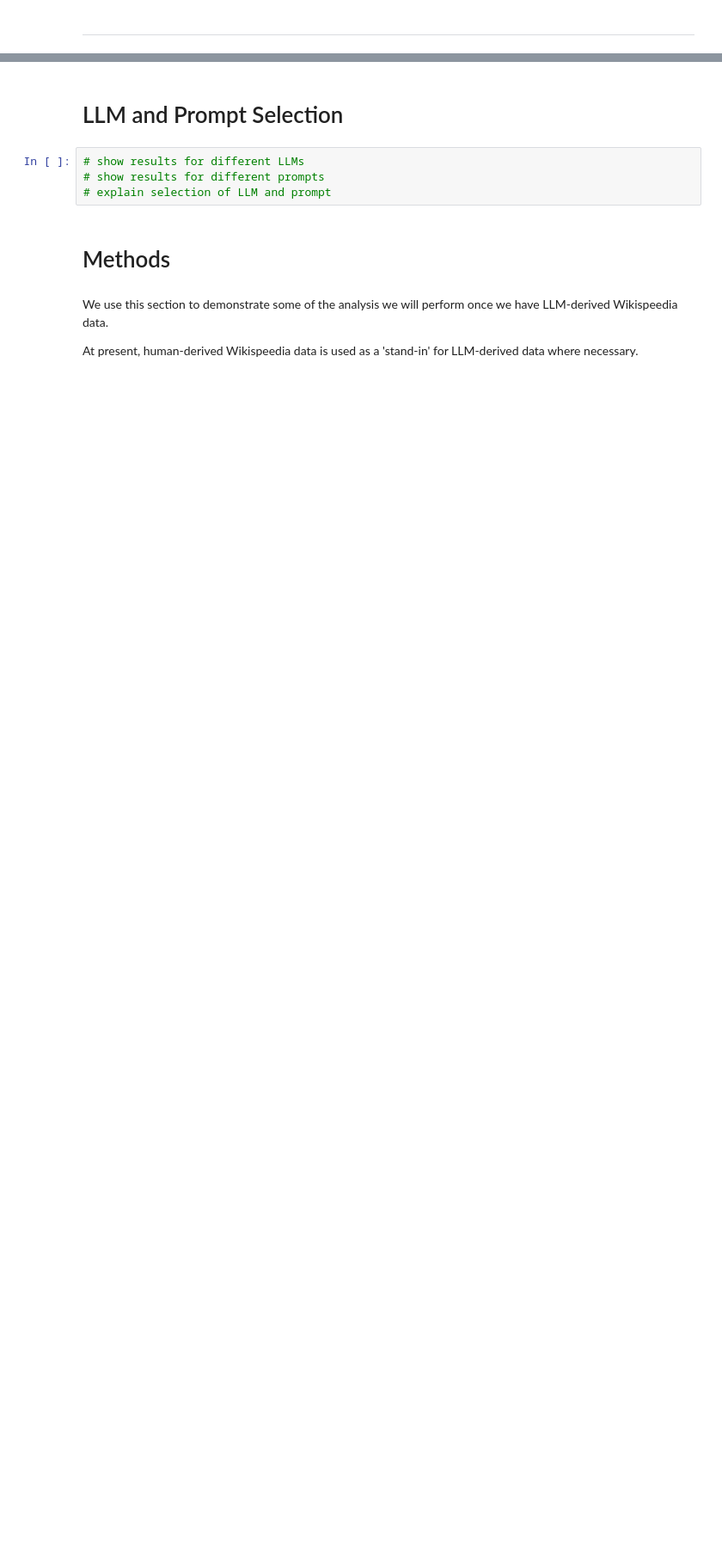
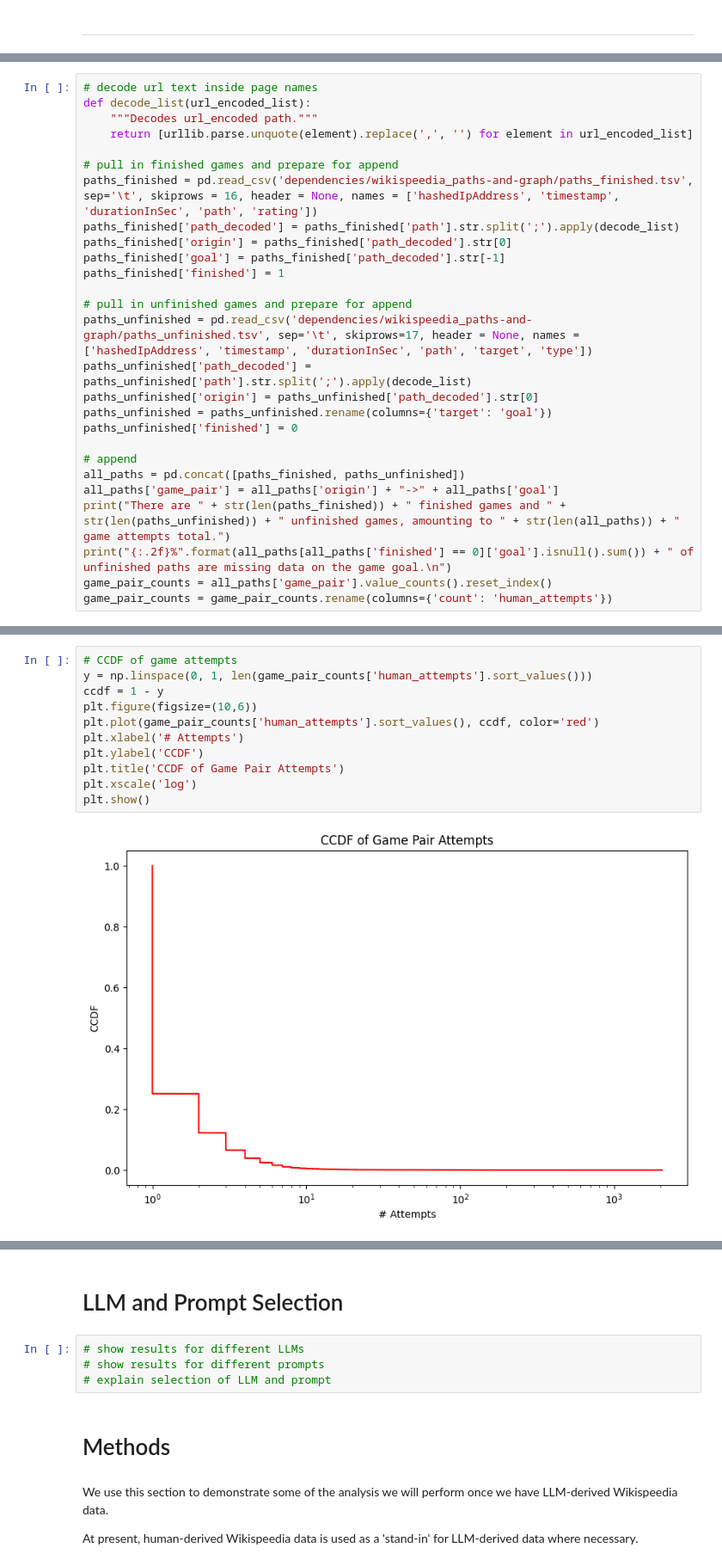
Before and after one commit to epfl-ada/ada-2023-project-klech, a Jupyter notebook: analysis.ipynb, the cells around one changed output, grey strips where cells are left out. Shown at 86% size. Drawn from its saved outputs; the diff is of its cells as text; blank space fills up the shorter version.

```diff
--- a/analysis.ipynb
+++ b/analysis.ipynb
@@ -12,0 +34,27 @@
+# %%
+# decode url text inside page names
+def decode_list(url_encoded_list):
+    """Decodes url_encoded path."""
+    return [urllib.parse.unquote(element).replace(',', '') for element in url_encoded_list]
+
+# pull in finished games and prepare for append
+paths_finished = pd.read_csv('dependencies/wikispeedia_paths-and-graph/paths_finished.tsv', sep='\t', skiprows = 16, header = None, names = ['hashedIpAddress', 'timestamp', 'durationInSec', 'path', 'rating'])
+paths_finished['path_decoded'] = paths_finished['path'].str.split(';').apply(decode_list)
+paths_finished['origin'] = paths_finished['path_decoded'].str[0]
+paths_finished['goal'] = paths_finished['path_decoded'].str[-1]
+paths_finished['finished'] = 1
+
+# pull in unfinished games and prepare for append
+paths_unfinished = pd.read_csv('dependencies/wikispeedia_paths-and-graph/paths_unfinished.tsv', sep='\t', skiprows=17, header = None, names = ['hashedIpAddress', 'timestamp', 'durationInSec', 'path', 'target', 'type'])
+paths_unfinished['path_decoded'] = paths_unfinished['path'].str.split(';').apply(decode_list)
+paths_unfinished['origin'] = paths_unfinished['path_decoded'].str[0]
+paths_unfinished = paths_unfinished.rename(columns={'target': 'goal'})
+paths_unfinished['finished'] = 0
+
+# append
+all_paths = pd.concat([paths_finished, paths_unfinished])
+all_paths['game_pair'] = all_paths['origin'] + "->" + all_paths['goal']
+print("There are " + str(len(paths_finished)) + " finished games and " + str(len(paths_unfinished)) + " unfinished games, amounting to " + str(len(all_paths)) + " game attempts total.")
+print("{:.2f}%".format(all_paths[all_paths['finished'] == 0]['goal'].isnull().sum()) + " of unfinished paths are missing data on the game goal.\n")
+game_pair_counts = all_paths['game_pair'].value_counts().reset_index()
+game_pair_counts = game_pair_counts.rename(columns={'count': 'human_attempts'})
@@ -12,0 +66,13 @@
+# %%
+# CCDF of game attempts
+y = np.linspace(0, 1, len(game_pair_counts['human_attempts'].sort_values()))
+ccdf = 1 - y
+plt.figure(figsize=(10,6))
+plt.plot(game_pair_counts['human_attempts'].sort_values(), ccdf, color='red')
+plt.xlabel('# Attempts')
+plt.ylabel('CCDF')
+plt.title('CCDF of Game Pair Attempts')
+plt.xscale('log')
+plt.show()
+# %% [output]
+[figure, added]
```
Also changed, not shown: parts of 38 cells of this notebook, 3 other files.
